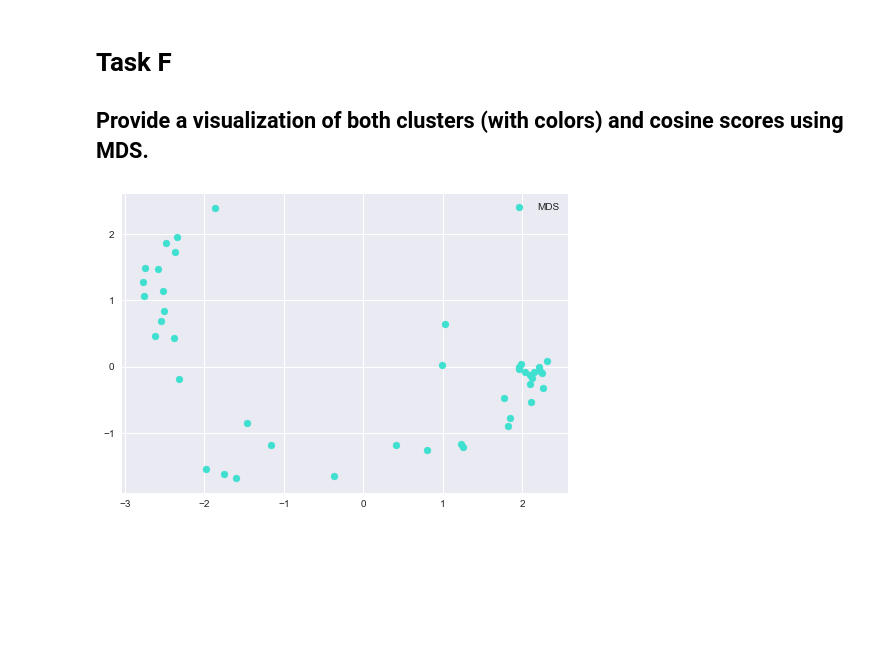
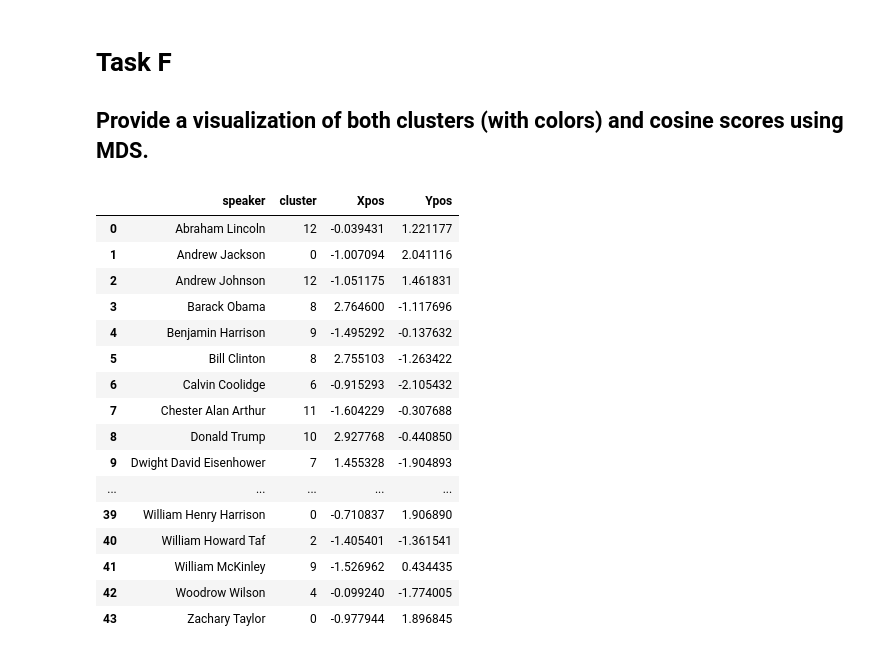
Before and after one commit to JakeTheWise/socialitics, a Jupyter notebook: proj2/Social Media Assignment 2.ipynb, the cells around one changed output. Cells and saved outputs as stored; diff of their text form; code cells hidden in the pictures; blank space fills up the shorter version.

```diff
--- a/proj2/Social Media Assignment 2.ipynb
+++ b/proj2/Social Media Assignment 2.ipynb
@@ -210,9 +211,3 @@ from sklearn import manifold
 # %%
 mds = manifold.MDS(n_components=2, max_iter=3000, eps=1e-9, random_state=42, n_jobs=-1)
 pos = mds.fit_transform(similarity)
-
-plt.scatter(pos[:, 0], pos[:, 1], color='turquoise', label='MDS')
-plt.legend(scatterpoints=1, loc='best', shadow=False)
-plt.show()
-# %% [output]
-[figure, removed]
@@ -220,0 +214,27 @@ plt.show()
+# %%
+col1 = []
+col2 = []
+for i, v in enumerate(pos):
+    col1.append(v[0]); col2.append(v[1])
+kmeans_clusters["Xpos"] = col1
+kmeans_clusters["Ypos"] = col2
+# %%
+kmeans_clusters
+# %% [output]
+|  | speaker | cluster | Xpos | Ypos |
+| 0 | Abraham Lincoln | 12 | -0.039431 | 1.221177 |
+| 1 | Andrew Jackson | 0 | -1.007094 | 2.041116 |
+| 2 | Andrew Johnson | 12 | -1.051175 | 1.461831 |
+| 3 | Barack Obama | 8 | 2.764600 | -1.117696 |
+| 4 | Benjamin Harrison | 9 | -1.495292 | -0.137632 |
+| 5 | Bill Clinton | 8 | 2.755103 | -1.263422 |
+| 6 | Calvin Coolidge | 6 | -0.915293 | -2.105432 |
+| 7 | Chester Alan Arthur | 11 | -1.604229 | -0.307688 |
+| 8 | Donald Trump | 10 | 2.927768 | -0.440850 |
+| 9 | Dwight David Eisenhower | 7 | 1.455328 | -1.904893 |
+| ... | ... | ... | ... | ... |
+| 39 | William Henry Harrison | 0 | -0.710837 | 1.906890 |
+| 40 | William Howard Taf | 2 | -1.405401 | -1.361541 |
+| 41 | William McKinley | 9 | -1.526962 | 0.434435 |
+| 42 | Woodrow Wilson | 4 | -0.099240 | -1.774005 |
+| 43 | Zachary Taylor | 0 | -0.977944 | 1.896845 |
```
Also changed, not shown: parts of 11 cells of this notebook, 1 other file.
